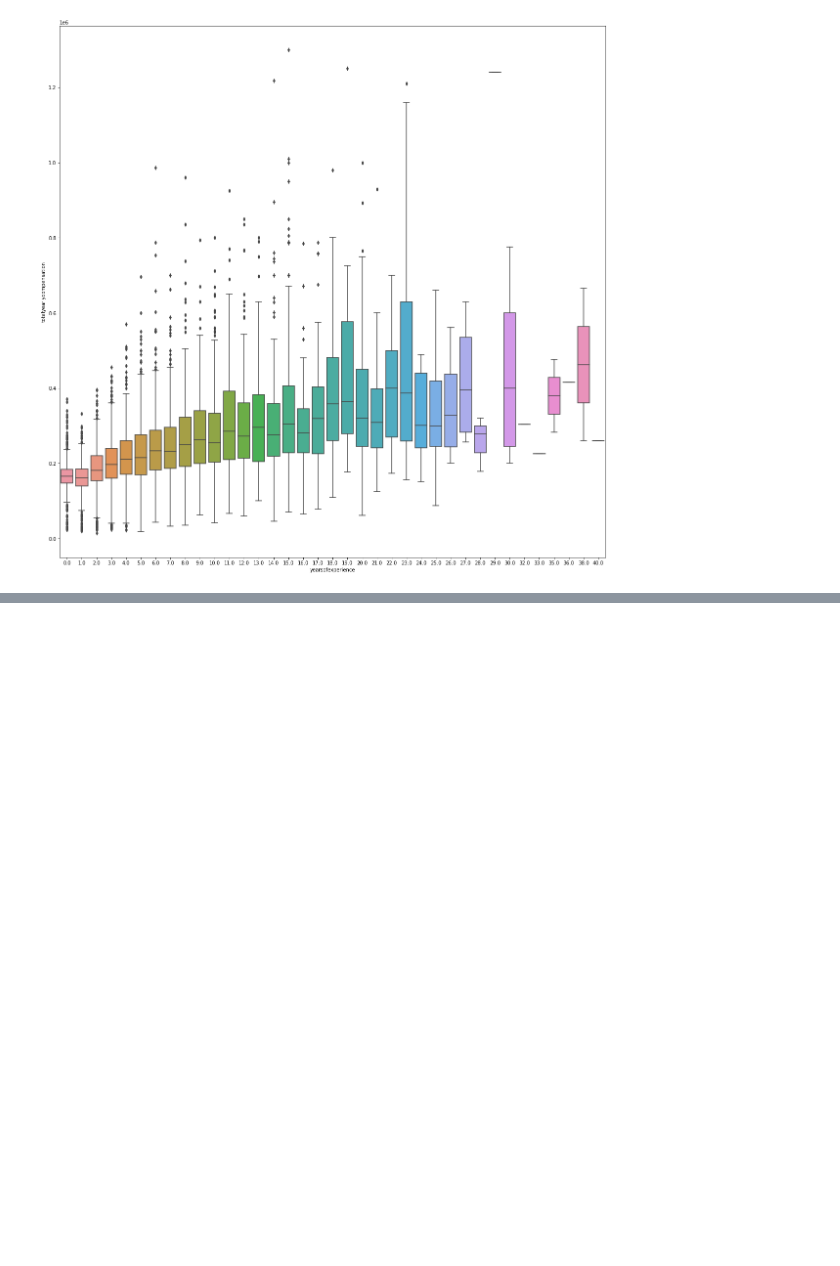
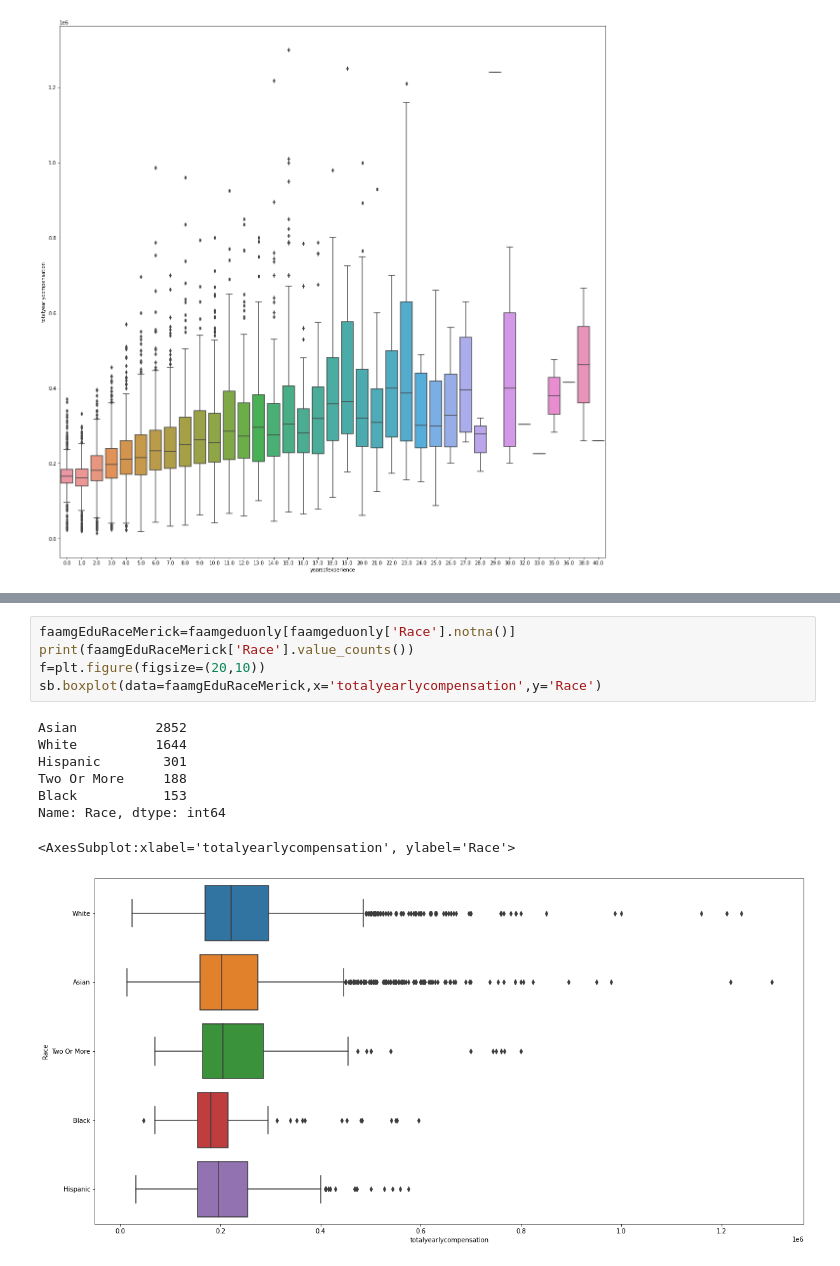
Before and after one commit to CarrotHands/miniprog, a Jupyter notebook: colab.ipynb, the cells around one changed output, grey strips where cells are left out. Cells and saved outputs as stored; diff of their text form; blank space fills up the shorter version.

```diff
--- a/colab.ipynb
+++ b/colab.ipynb
@@ -355,0 +369,14 @@ sb.boxplot(data=faamgeduonly, x='yearsofexperience', y='totalyearlycompensation'
+# %%
+faamgEduRaceMerick=faamgeduonly[faamgeduonly['Race'].notna()]
+print(faamgEduRaceMerick['Race'].value_counts())
+f=plt.figure(figsize=(20,10))
+sb.boxplot(data=faamgEduRaceMerick,x='totalyearlycompensation',y='Race')
+# %% [output]
+Asian          2852
+White          1644
+Hispanic        301
+Two Or More     188
+Black           153
+Name: Race, dtype: int64
+<AxesSubplot:xlabel='totalyearlycompensation', ylabel='Race'>
+[figure, added]
```
Also changed, not shown: parts of 2 cells of this notebook.
